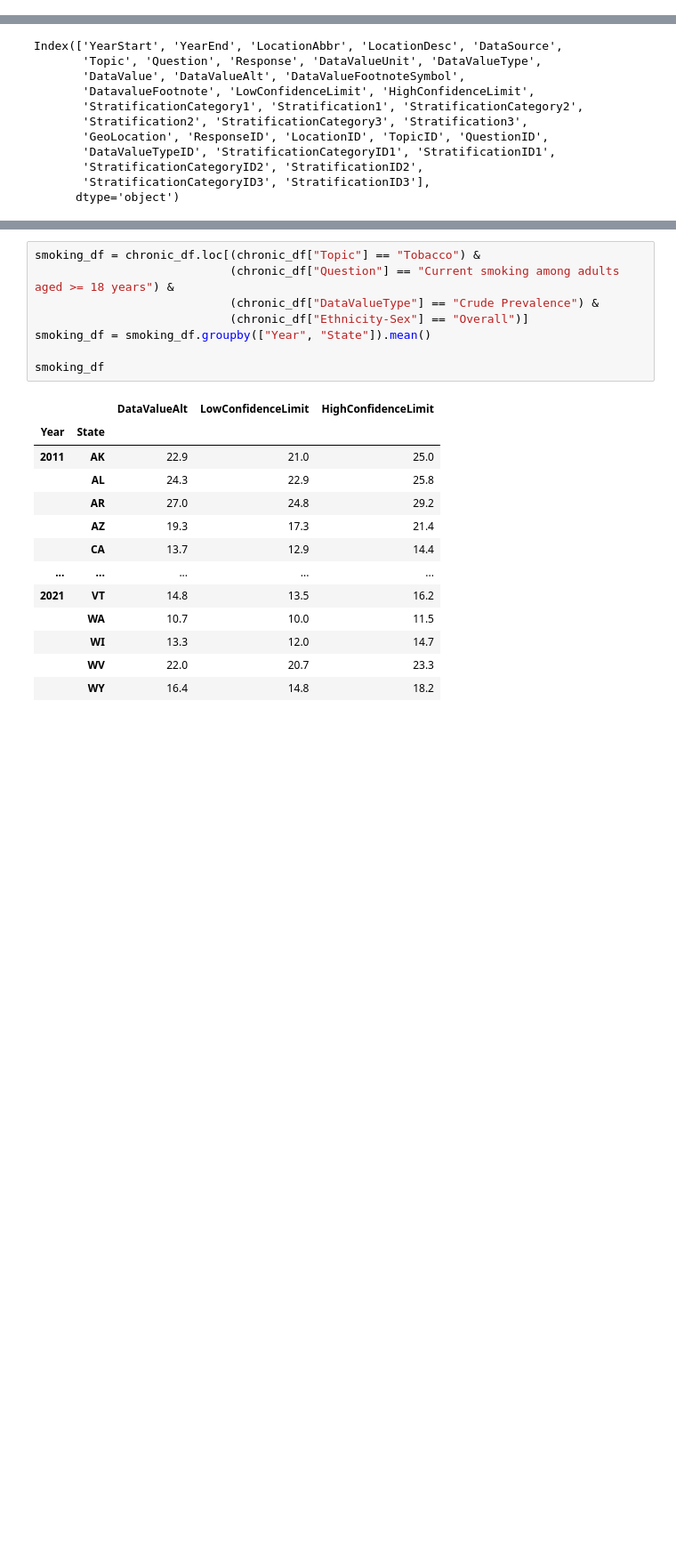
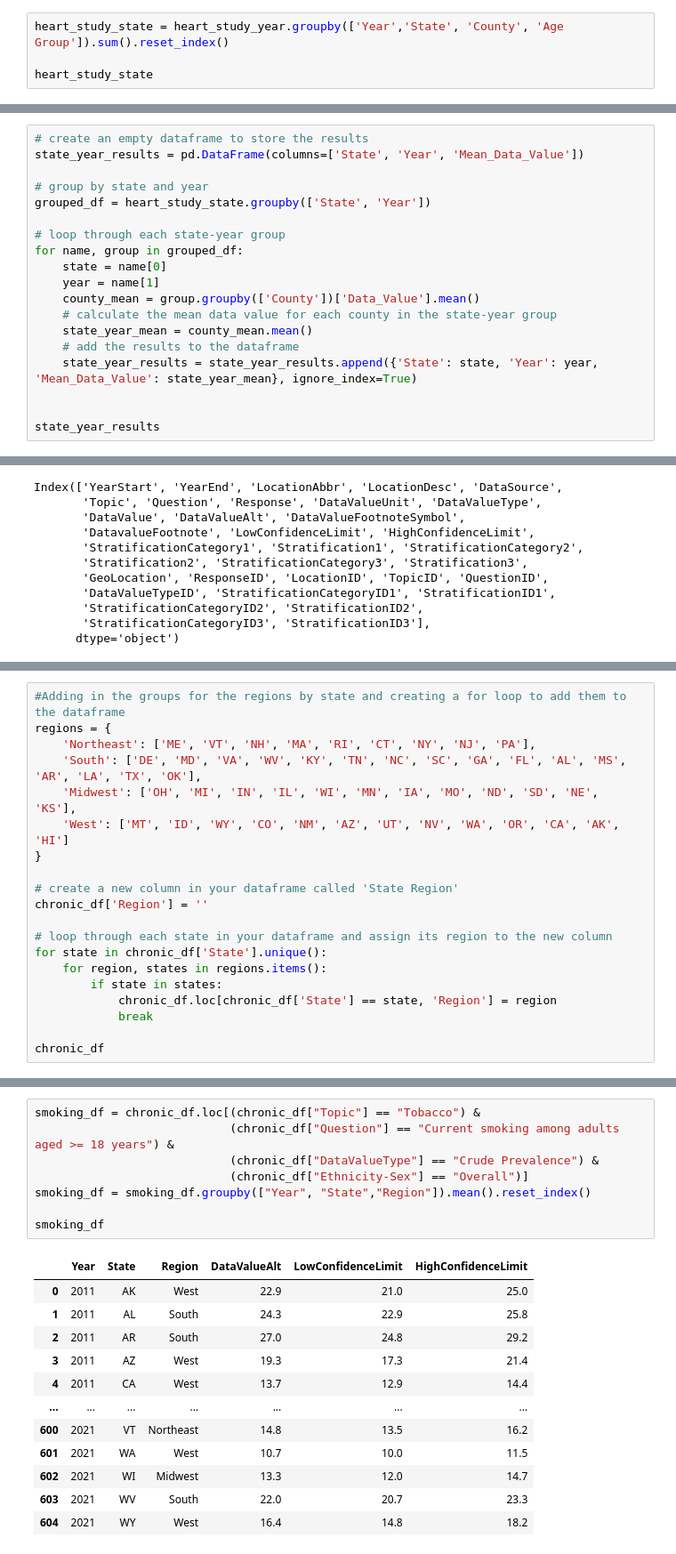
Before and after one commit to sean-guzman/Project1, a Jupyter notebook: main.ipynb, the cells around one changed output, grey strips where cells are left out. Shown at 89% size. Cells and saved outputs as stored; diff of their text form; blank space fills up the shorter version.

```diff
--- a/main.ipynb
+++ b/main.ipynb
@@ -118,0 +139,4 @@ heart_study_year
+# %%
+heart_study_state = heart_study_year.groupby(['Year','State', 'County', 'Age Group']).sum().reset_index()
+
+heart_study_state
@@ -118,0 +157,19 @@ heart_study_year
+# %%
+# create an empty dataframe to store the results
+state_year_results = pd.DataFrame(columns=['State', 'Year', 'Mean_Data_Value'])
+
+# group by state and year
+grouped_df = heart_study_state.groupby(['State', 'Year'])
+
+# loop through each state-year group
+for name, group in grouped_df:
+    state = name[0]
+    year = name[1]
+    county_mean = group.groupby(['County'])['Data_Value'].mean()
+    # calculate the mean data value for each county in the state-year group
+    state_year_mean = county_mean.mean()
+    # add the results to the dataframe
+    state_year_results = state_year_results.append({'State': state, 'Year': year, 'Mean_Data_Value': state_year_mean}, ignore_index=True)
+
+
+state_year_results
@@ -389,3 +460,23 @@ chronic_df.head()
 | 2 | 2018 | DC | Asthma | Hospitalizations for asthma | NaN | Number | 708 | 708.0 | ... |
 | 3 | 2017 | GA | Asthma | Hospitalizations for asthma | NaN | Number | 3520 | 3520.0 | ... |
 | 4 | 2010 | MI | Asthma | Hospitalizations for asthma | NaN | Number | 123 | 123.0 | ... |
+# %%
+#Adding in the groups for the regions by state and creating a for loop to add them to the dataframe
+regions = {
+    'Northeast': ['ME', 'VT', 'NH', 'MA', 'RI', 'CT', 'NY', 'NJ', 'PA'],
+    'South': ['DE', 'MD', 'VA', 'WV', 'KY', 'TN', 'NC', 'SC', 'GA', 'FL', 'AL', 'MS', 'AR', 'LA', 'TX', 'OK'],
+    'Midwest': ['OH', 'MI', 'IN', 'IL', 'WI', 'MN', 'IA', 'MO', 'ND', 'SD', 'NE', 'KS'],
+    'West': ['MT', 'ID', 'WY', 'CO', 'NM', 'AZ', 'UT', 'NV', 'WA', 'OR', 'CA', 'AK', 'HI']
+}
+
+# create a new column in your dataframe called 'State Region'
+chronic_df['Region'] = ''
+
+# loop through each state in your dataframe and assign its region to the new column
+for state in chronic_df['State'].unique():
+    for region, states in regions.items():
+        if state in states:
+            chronic_df.loc[chronic_df['State'] == state, 'Region'] = region
+            break
+
+chronic_df
@@ -392,22 +497,21 @@ chronic_df.head()
 # %%
 smoking_df = chronic_df.loc[(chronic_df["Topic"] == "Tobacco") &
                             (chronic_df["Question"] == "Current smoking among adults aged >= 18 years") &
                             (chronic_df["DataValueType"] == "Crude Prevalence") &
                             (chronic_df["Ethnicity-Sex"] == "Overall")]
-smoking_df = smoking_df.groupby(["Year", "State"]).mean()
+smoking_df = smoking_df.groupby(["Year", "State","Region"]).mean().reset_index()
 
 smoking_df
 # %% [output]
-|  |  | DataValueAlt | LowConfidenceLimit | HighConfidenceLimit |
-| Year | State |  |  |  |
-| 2011 | AK | 22.9 | 21.0 | 25.0 |
-|  | AL | 24.3 | 22.9 | 25.8 |
-|  | AR | 27.0 | 24.8 | 29.2 |
-|  | AZ | 19.3 | 17.3 | 21.4 |
-|  | CA | 13.7 | 12.9 | 14.4 |
-| ... | ... | ... | ... | ... |
-| 2021 | VT | 14.8 | 13.5 | 16.2 |
-|  | WA | 10.7 | 10.0 | 11.5 |
-|  | WI | 13.3 | 12.0 | 14.7 |
-|  | WV | 22.0 | 20.7 | 23.3 |
-|  | WY | 16.4 | 14.8 | 18.2 |
+|  | Year | State | Region | DataValueAlt | LowConfidenceLimit | HighConfidenceLimit |
+| 0 | 2011 | AK | West | 22.9 | 21.0 | 25.0 |
+| 1 | 2011 | AL | South | 24.3 | 22.9 | 25.8 |
+| 2 | 2011 | AR | South | 27.0 | 24.8 | 29.2 |
+| 3 | 2011 | AZ | West | 19.3 | 17.3 | 21.4 |
+| 4 | 2011 | CA | West | 13.7 | 12.9 | 14.4 |
+| ... | ... | ... | ... | ... | ... | ... |
+| 600 | 2021 | VT | Northeast | 14.8 | 13.5 | 16.2 |
+| 601 | 2021 | WA | West | 10.7 | 10.0 | 11.5 |
+| 602 | 2021 | WI | Midwest | 13.3 | 12.0 | 14.7 |
+| 603 | 2021 | WV | South | 22.0 | 20.7 | 23.3 |
+| 604 | 2021 | WY | West | 16.4 | 14.8 | 18.2 |
```
Also changed, not shown: parts of 29 cells of this notebook.
